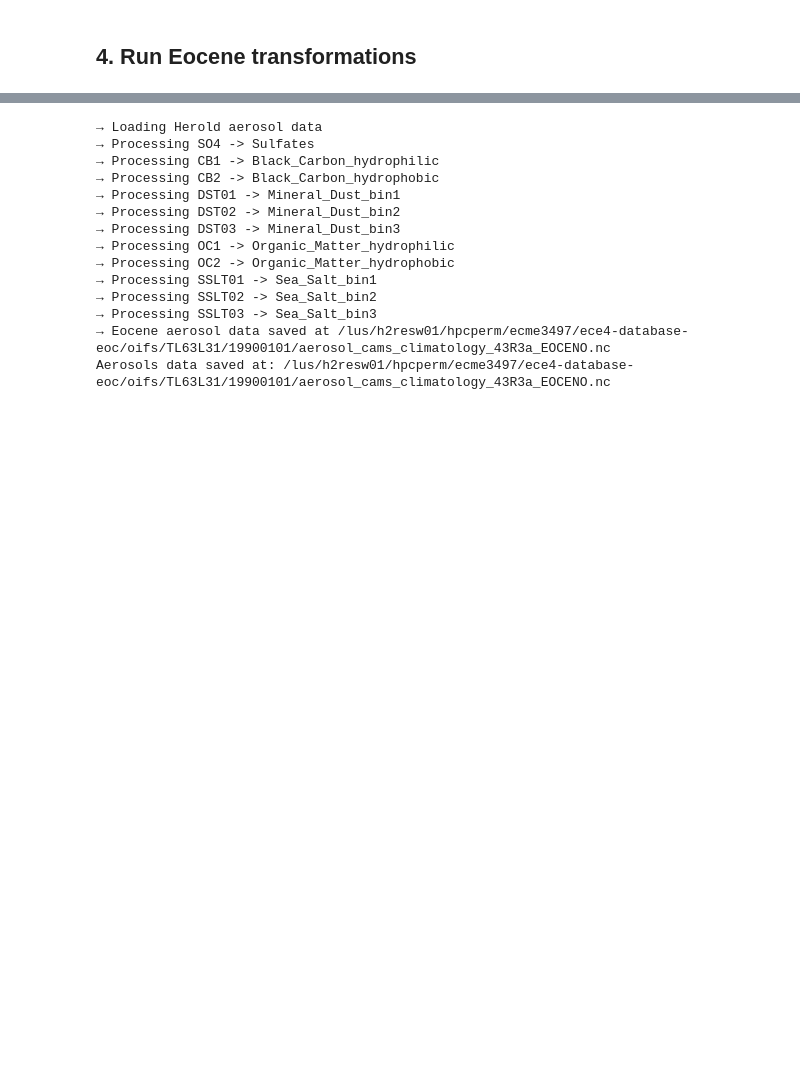
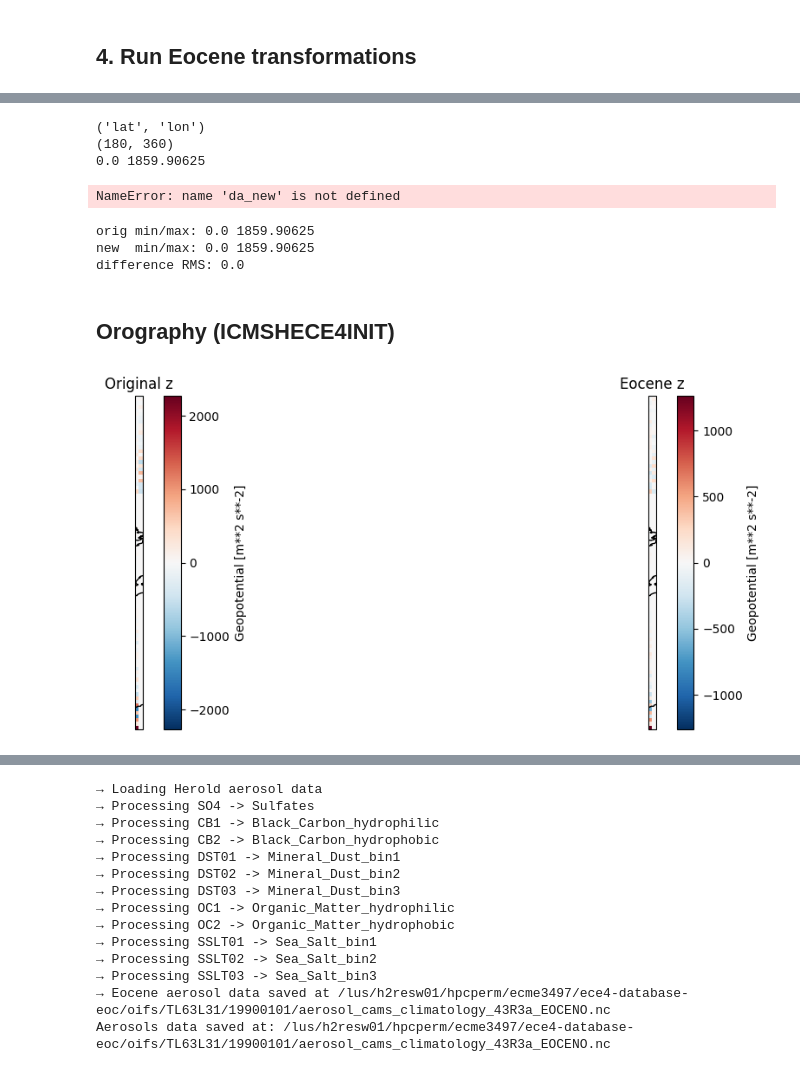
Before and after one commit to asozza/ecearth-quests, a Jupyter notebook: epochal/OIFS/modify_oifs.ipynb, the cells around one changed output, grey strips where cells are left out. Saved outputs shown, nothing was run; the diff lists cells and outputs as text; code cells hidden in the pictures; blank space fills up the shorter version.

Commit message:
changes to create_init, modify_oifs and utils

```diff
--- a/epochal/OIFS/modify_oifs.ipynb
+++ b/epochal/OIFS/modify_oifs.ipynb
@@ -41,3 +68,18 @@ def plot_compare(original, modified, title):
+# %%
+def compare_maps(var, origfile, newfile):
+    """Plot original & modified variable on a world map."""
+    da_orig = load_grib_var(origfile, var)
+    da_new = load_grib_var(newfile, var)
+    proj = ccrs.PlateCarree()
+    fig, ax = plt.subplots(1, 2, figsize=(14, 5),
+                           subplot_kw={"projection": proj})
+    da_orig.plot(ax=ax[0], transform=proj)
+    ax[0].set_title(f"Original {var}")
+    ax[0].coastlines()
+    da_new.plot(ax=ax[1], transform=proj)
+    ax[1].set_title(f"Eocene {var}")
+    ax[1].coastlines()
+    plt.show()
 # %% [markdown]
 ## 2. Prepare Herold data products
 # %%
@@ -111,0 +177,41 @@ https://docs.xarray.dev/en/stable/user-guide/io.html
+# %%
+da = load_grib_var(orig, "sdor")
+print(da.dims)
+print(da.shape)
+print(float(da.min()), float(da.max()))
+# %% [output]
+('lat', 'lon')
+(180, 360)
+0.0 1859.90625
+# %%
+(da_new - da_orig).plot(
+    cmap="RdBu_r",
+    vmin=-50,
+    vmax=50
+)
+plt.title("sdor difference (Eocene - Present)")
+plt.show()
+# %% [output]
+NameError: name 'da_new' is not defined
+# %%
+da_orig = load_grib_var(orig, "sdor")
+da_new  = load_grib_var(new,  "sdor")
+
+print("orig min/max:", float(da_orig.min()), float(da_orig.max()))
+print("new  min/max:", float(da_new.min()),  float(da_new.max()))
+
+print("difference RMS:",
+      float(np.sqrt(((da_new - da_orig)**2).mean())))
+# %% [output]
+orig min/max: 0.0 1859.90625
+new  min/max: 0.0 1859.90625
+difference RMS: 0.0
+# %% [markdown]
+## Orography (ICMSHECE4INIT)
+# %%
+orig = os.path.join(eocene.idir_init, "ICMSHECE4INIT")
+new  = os.path.join(eocene.odir_init, "ICMSHECE4INIT")
+
+compare_maps("z", orig, new)   # geopotential
+# %% [output]
+[figure, added]
```
Also changed, not shown: parts of 9 cells of this notebook, 3 other files.
